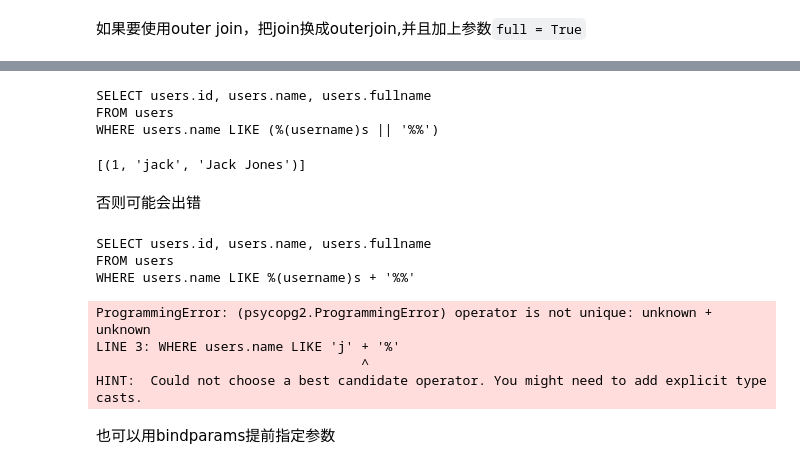
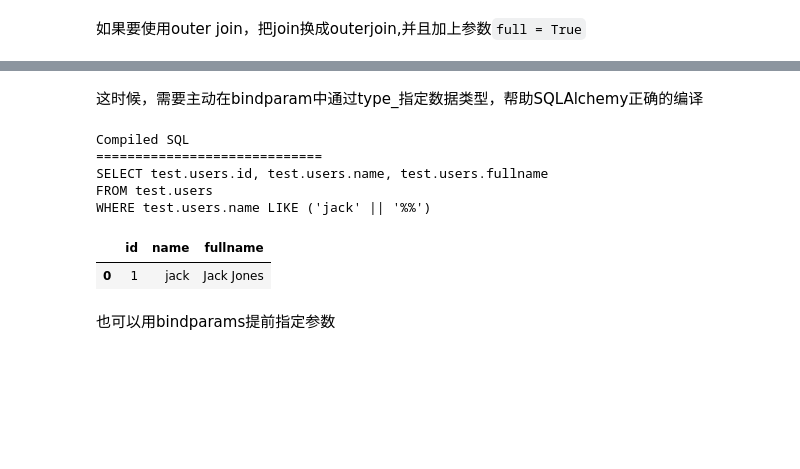
Before and after one commit to tade0726/jupyter_labs, a Jupyter notebook: exolution/0009_sqlalchemy/sqlalchemy_intro.ipynb, the cells around one changed output, grey strips where cells are left out. Saved outputs shown, nothing was run; the diff lists cells and outputs as text; code cells hidden in the pictures; blank space fills up the shorter version.

```diff
--- a/exolution/0009_sqlalchemy/sqlalchemy_intro.ipynb
+++ b/exolution/0009_sqlalchemy/sqlalchemy_intro.ipynb
@@ -1255,28 +1034,25 @@ WHERE users.name = %(username)s
+# %% [markdown]
+这时候，需要主动在bindparam中通过type_指定数据类型，帮助SQLAlchemy正确的编译
 # %%
-s = users.select(users.c.name.like(bindparam('username', type_=String) + text("'%'")))
-print(str((s).compile(engine)))
+from sqlalchemy import text,String
+
+s = users.select(users.c.name.like(bindparam('username',type_=String) + text("'%'")))
+
+s = s.params({'username':'jack'})
+
+print_sql(engine,s,compile_kwargs={'literal_binds':True})
+
+
+
+read_select(engine, s)
 # %% [output]
-SELECT users.id, users.name, users.fullname
-FROM users
-WHERE users.name LIKE (%(username)s || '%%')
+Compiled SQL
+=============================
+SELECT test.users.id, test.users.name, test.users.fullname
+FROM test.users
+WHERE test.users.name LIKE ('jack' || '%%')
+|  | id | name | fullname |
+| 0 | 1 | jack | Jack Jones |
-# %%
-engine.execute(s, username = 'j').fetchall()
-# %% [output]
-[(1, 'jack', 'Jack Jones')]
-# %% [markdown]
-否则可能会出错
-# %%
-s = users.select(users.c.name.like(bindparam('username') + text("'%'")))
-print(str((s).compile(engine)))
-engine.execute(s, username = 'j').fetchall()
-# %% [output]
-SELECT users.id, users.name, users.fullname
-FROM users
-WHERE users.name LIKE %(username)s + '%%'
-ProgrammingError: (psycopg2.ProgrammingError) operator is not unique: unknown + unknown
-LINE 3: WHERE users.name LIKE 'j' + '%'
-                                  ^
-HINT:  Could not choose a best candidate operator. You might need to add explicit type casts.
 # %%
 s = (
 "SELECT users.fullname || ', ' || addresses.email_address AS title "
```
Also changed, not shown: parts of 95 cells of this notebook, 3 other files.
